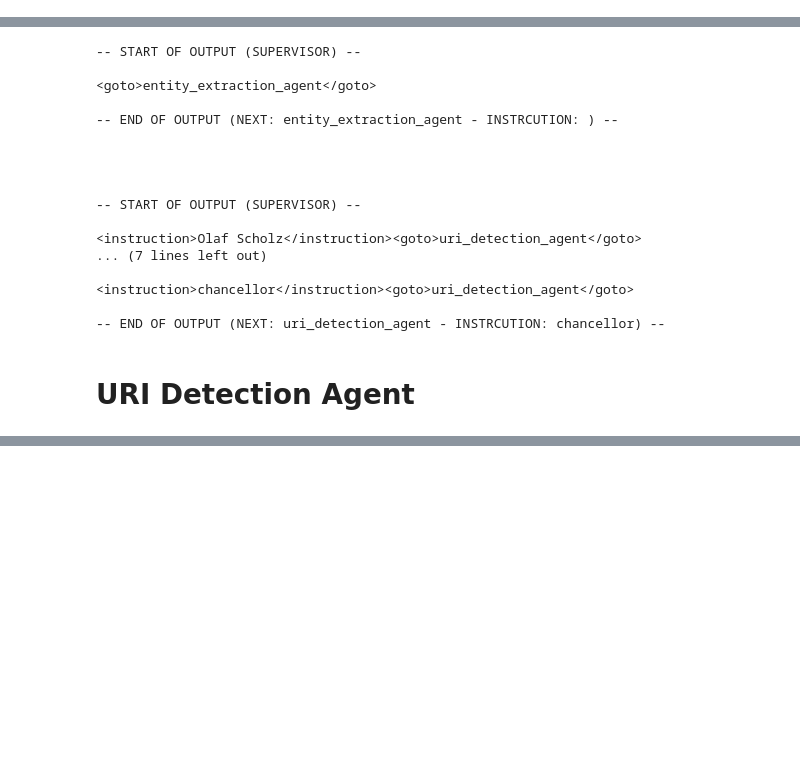
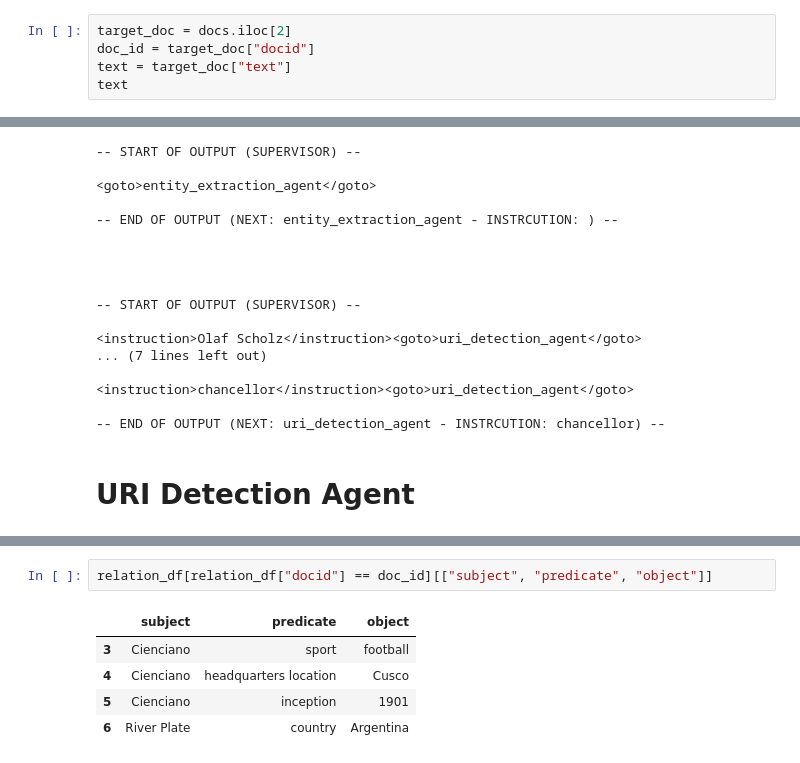
Before and after one commit to maxlautenbach/CIExMAS, a Jupyter notebook: agent_builder_notebook.ipynb, the cells around one changed output, grey strips where cells are left out. Saved outputs shown, nothing was run; the diff lists cells and outputs as text; blank space fills up the shorter version.

```diff
--- a/agent_builder_notebook.ipynb
+++ b/agent_builder_notebook.ipynb
@@ -20,3 +20,8 @@ load_dotenv()
 proxy_client = get_proxy_client('gen-ai-hub')
 model = ChatOpenAI(proxy_model_name='meta--llama3-70b-instruct', proxy_client=proxy_client)
 embeddings = init_embedding_model('text-embedding-3-large')
+# %%
+target_doc = docs.iloc[2]
+doc_id = target_doc["docid"]
+text = target_doc["text"]
+text
@@ -154,0 +279,8 @@ uri_detection_agent({"instructions": "Olaf Scholz is the chancellor of Germany."
+# %%
+relation_df[relation_df["docid"] == doc_id][["subject", "predicate", "object"]]
+# %% [output]
+|  | subject | predicate | object |
+| 3 | Cienciano | sport | football |
+| 4 | Cienciano | headquarters location | Cusco |
+| 5 | Cienciano | inception | 1901 |
+| 6 | River Plate | country | Argentina |
```
Also changed, not shown: parts of 9 cells of this notebook, 1 other file.
